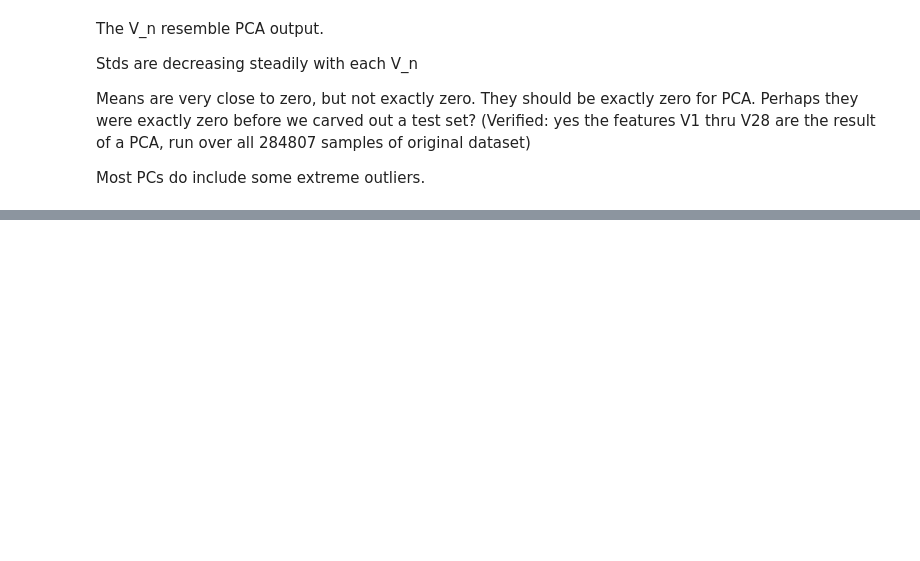
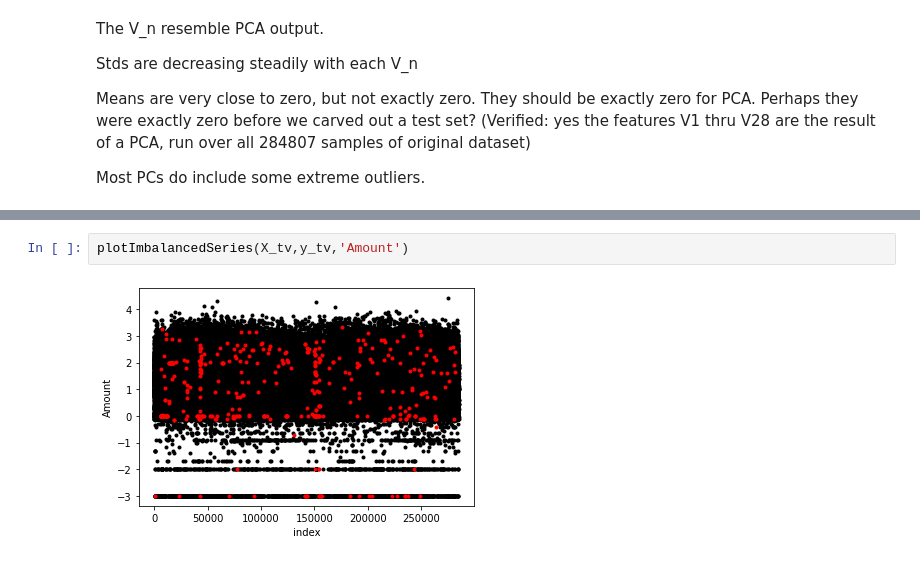
Before and after one commit to TimSim/FraudDetection, a Jupyter notebook: CreditCardFraudDetectionTF.ipynb, the cells around one changed output, grey strips where cells are left out. Drawn from its saved outputs; the diff is of its cells as text; blank space fills up the shorter version.

```diff
--- a/CreditCardFraudDetectionTF.ipynb
+++ b/CreditCardFraudDetectionTF.ipynb
@@ -86,0 +155,4 @@ tv_df[tv_df.Class==1].describe()
+# %%
+plotImbalancedSeries(X_tv,y_tv,'Amount')
+# %% [output]
+[figure, added]
```
Also changed, not shown: parts of 10 cells of this notebook.
